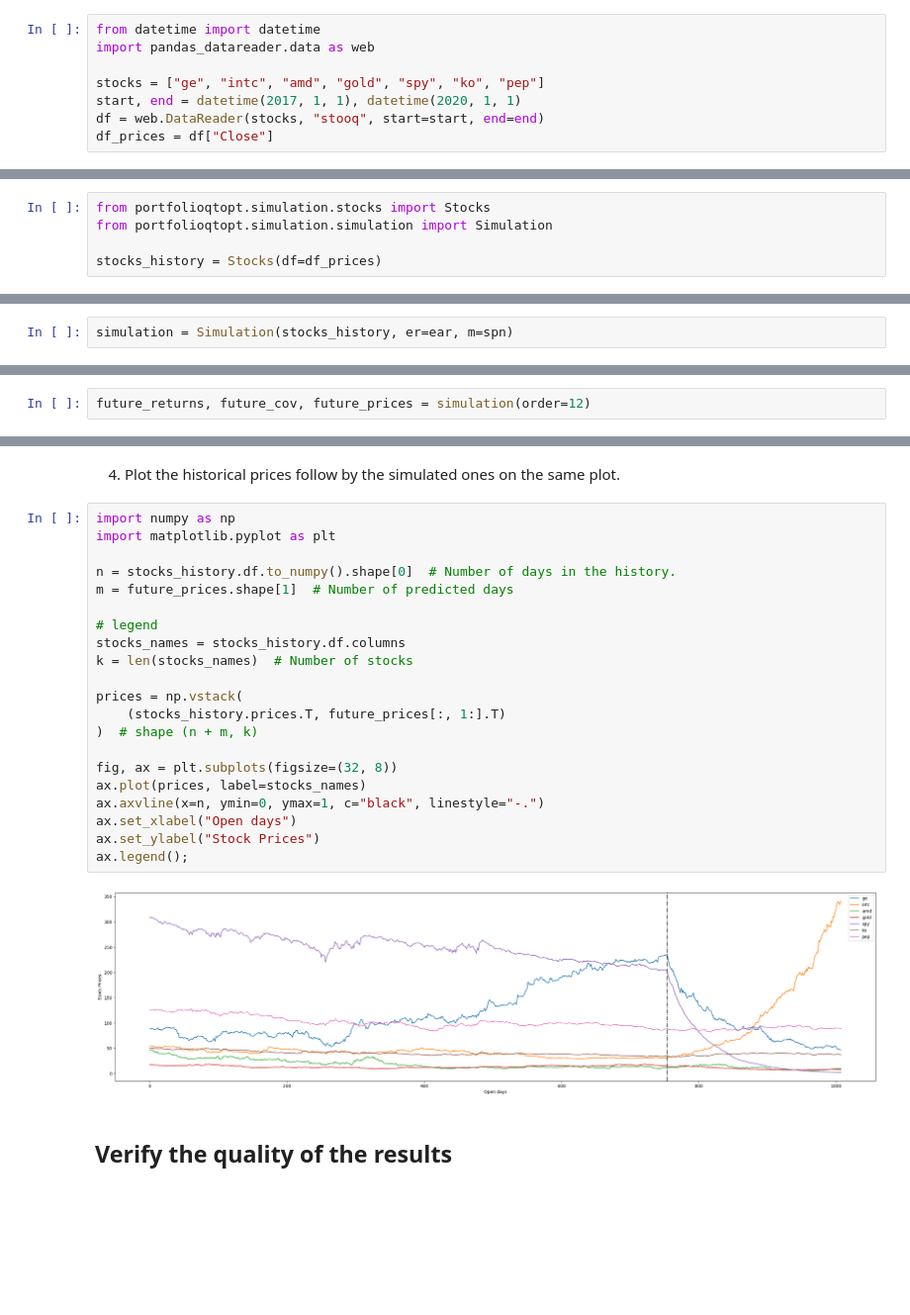
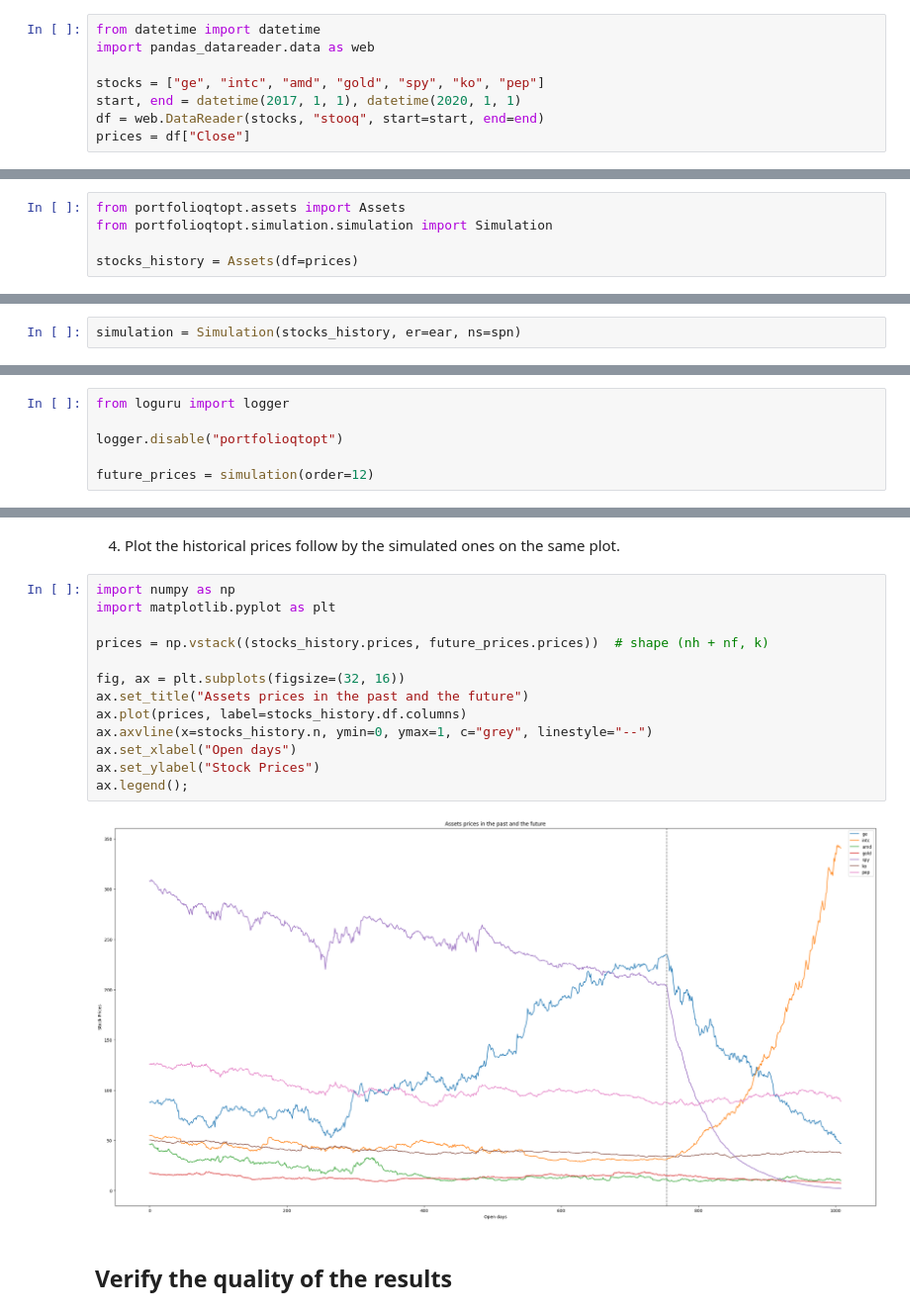
Before and after one commit to GuiGel/PortfolioQtOpt, a Jupyter notebook: docs/source/simulation/example_1.ipynb, the cells around one changed output, grey strips where cells are left out. Shown at 99% size. Saved outputs shown, nothing was run; the diff lists cells and outputs as text; blank space fills up the shorter version.

Commit message:
:hammer: integrate assets to simulation

```diff
--- a/docs/source/simulation/example_1.ipynb
+++ b/docs/source/simulation/example_1.ipynb
@@ -15,7 +15,7 @@ import pandas_datareader.data as web
 stocks = ["ge", "intc", "amd", "gold", "spy", "ko", "pep"]
 start, end = datetime(2017, 1, 1), datetime(2020, 1, 1)
 df = web.DataReader(stocks, "stooq", start=start, end=end)
-df_prices = df["Close"]
+prices = df["Close"]
 # %% [markdown]
 ## Make a prevision on the anual expected return
 # %% [markdown]
@@ -38,13 +38,17 @@ spn = 254
 # %%
-from portfolioqtopt.simulation.stocks import Stocks
+from portfolioqtopt.assets import Assets
 from portfolioqtopt.simulation.simulation import Simulation
 
-stocks_history = Stocks(df=df_prices)
+stocks_history = Assets(df=prices)
 # %% [markdown]
 2. Create the ``simulation`` instance of the ``Simulation`` class.
 # %%
-simulation = Simulation(stocks_history, er=ear, m=spn)
+simulation = Simulation(stocks_history, er=ear, ns=spn)
 # %% [markdown]
 3. Make the simulation with the given historical stock prices, the anual expected returns and the numbers of days. The results is a ``tuple`` containing future returns, covariance and prices respectively names ``future_returns``, ``future_cov``, ``future_prices``.
 # %%
-future_returns, future_cov, future_prices = simulation(order=12)
+from loguru import logger
+
+logger.disable("portfolioqtopt")
+
+future_prices = simulation(order=12)
@@ -71,26 +57,18 @@ future_returns, future_cov, future_prices = simulation(order=12)
 # %%
 import numpy as np
 import matplotlib.pyplot as plt
 
-n = stocks_history.df.to_numpy().shape[0]  # Number of days in the history.
-m = future_prices.shape[1]  # Number of predicted days
+prices = np.vstack((stocks_history.prices, future_prices.prices))  # shape (nh + nf, k)
 
-# legend
-stocks_names = stocks_history.df.columns
-k = len(stocks_names)  # Number of stocks
-
-prices = np.vstack(
-    (stocks_history.prices.T, future_prices[:, 1:].T)
-)  # shape (n + m, k)
-
-fig, ax = plt.subplots(figsize=(32, 8))
-ax.plot(prices, label=stocks_names)
-ax.axvline(x=n, ymin=0, ymax=1, c="black", linestyle="-.")
+fig, ax = plt.subplots(figsize=(32, 16))
+ax.set_title("Assets prices in the past and the future")
+ax.plot(prices, label=stocks_history.df.columns)
+ax.axvline(x=stocks_history.n, ymin=0, ymax=1, c="grey", linestyle="--")
 ax.set_xlabel("Open days")
 ax.set_ylabel("Stock Prices")
 ax.legend();
 # %% [output]
-[figure, old version]
+[figure, new version]
 # %% [markdown]
 ## Verify the quality of the results
 # %% [markdown]
```
Also changed, not shown: parts of 14 cells of this notebook, 9 other files.
